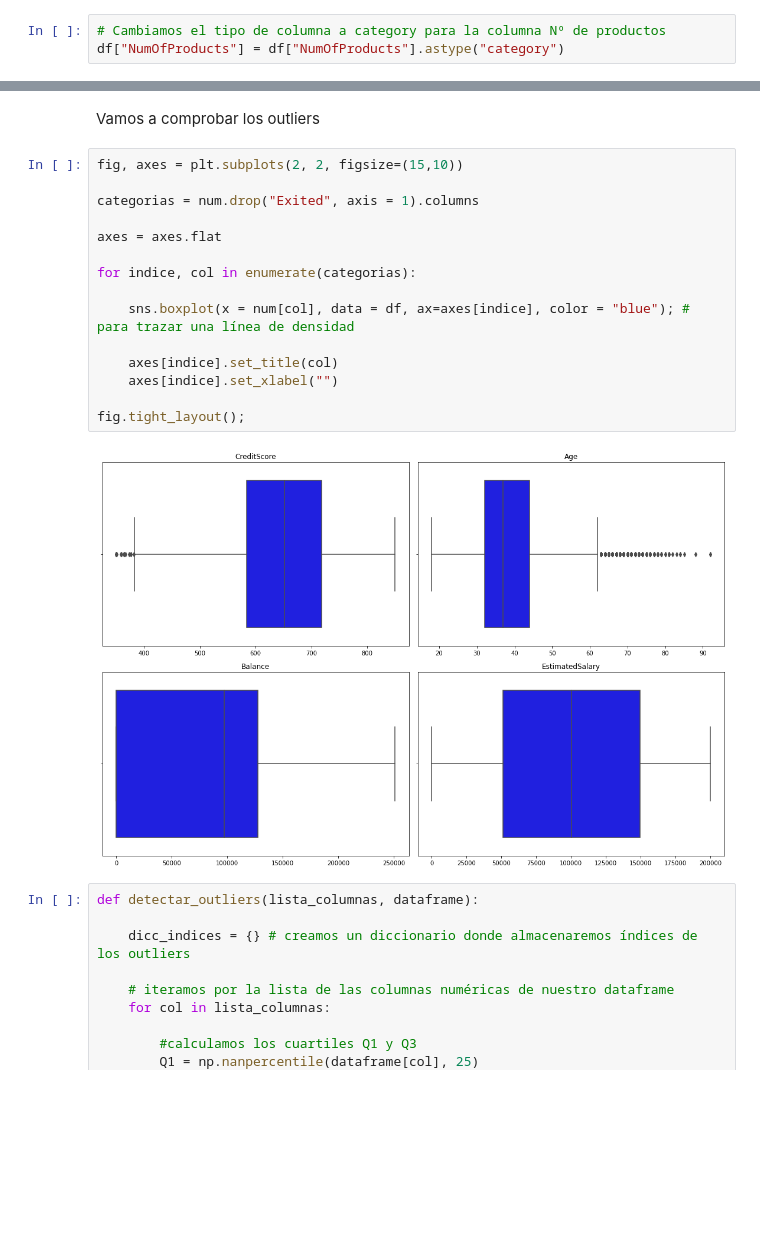
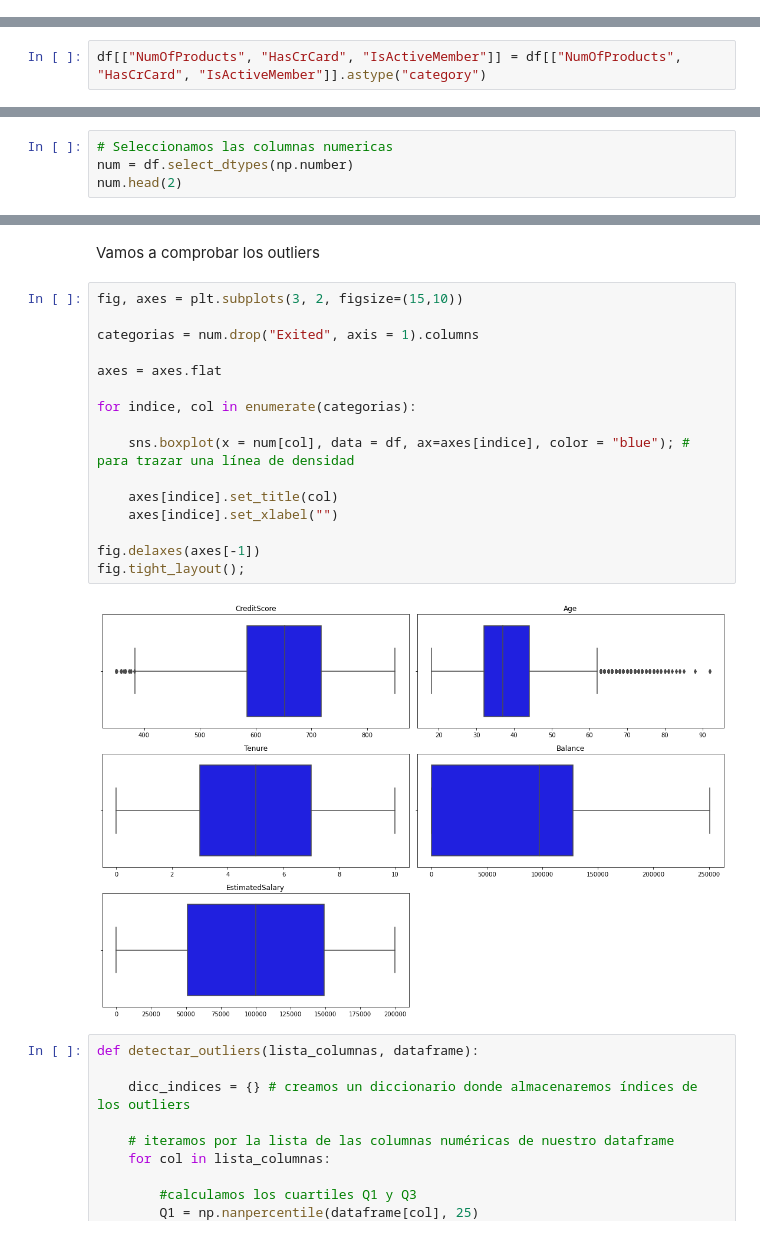
Before and after one commit to Adalab/DA_promoC_Modulo3_sprint1_Sandra_Naiara, a Jupyter notebook: regresion_logistica/ejercicios/01-reg_logistica_EDA.ipynb, the cells around one changed output, grey strips where cells are left out. Saved outputs shown, nothing was run; the diff lists cells and outputs as text; blank space fills up the shorter version.

```diff
--- a/regresion_logistica/ejercicios/01-reg_logistica_EDA.ipynb
+++ b/regresion_logistica/ejercicios/01-reg_logistica_EDA.ipynb
@@ -211,6 +211,3 @@ df.head(1)
 # %% [output]
 |  | CreditScore | Geography | Gender | Age | Tenure | Balance | NumOfProducts | HasCrCard | IsActiveMember | ... |
 | 0 | 619 | France | Female | 42 | 2 | 0.0 | 1 | 1 | 1 | ... |
-# %%
-# Cambiamos el tipo de columna a category para la columna Nº de productos
-df["NumOfProducts"] = df["NumOfProducts"].astype("category")
@@ -223,0 +214,2 @@ num.head(2)
+# %%
+df[["NumOfProducts", "HasCrCard", "IsActiveMember"]] = df[["NumOfProducts", "HasCrCard", "IsActiveMember"]].astype("category")
@@ -223,0 +237,4 @@ num.head(2)
+# %%
+# Seleccionamos las columnas numericas
+num = df.select_dtypes(np.number)
+num.head(2)
@@ -239,22 +261,23 @@ sns.heatmap(num.corr(), cmap="viridis", annot = True, mask = mask);
 # %% [markdown]
 Vamos a comprobar los outliers
 # %%
-fig, axes = plt.subplots(2, 2, figsize=(15,10))
+fig, axes = plt.subplots(3, 2, figsize=(15,10))
 
 categorias = num.drop("Exited", axis = 1).columns
 
 axes = axes.flat
 
 for indice, col in enumerate(categorias):
 
     sns.boxplot(x = num[col], data = df, ax=axes[indice], color = "blue"); # para trazar una línea de densidad
 
     axes[indice].set_title(col)
     axes[indice].set_xlabel("")
 
+fig.delaxes(axes[-1])
 fig.tight_layout();
 # %% [output]
-[figure, old version]
+[figure, new version]
 # %%
 def detectar_outliers(lista_columnas, dataframe):
 
```
Also changed, not shown: parts of 12 cells of this notebook, 13 other files.
